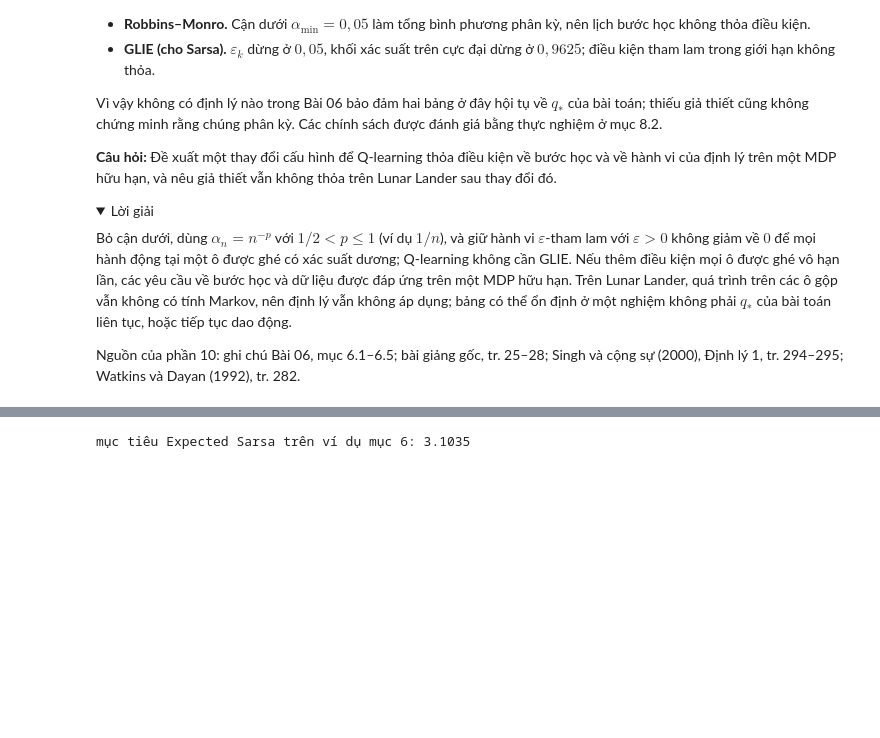
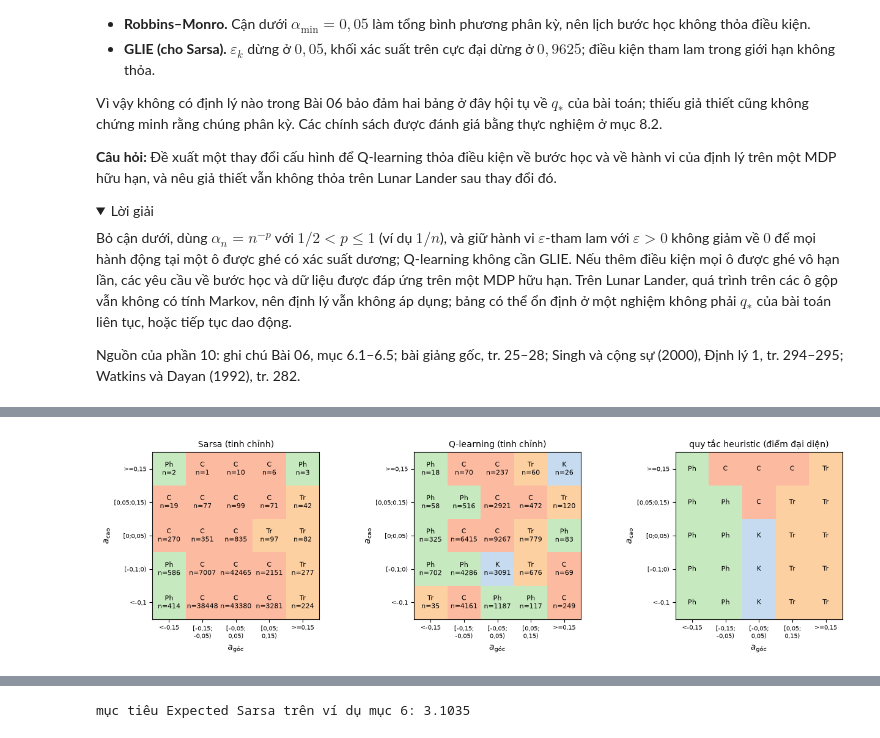
Before and after one commit to uet-iai-course/reinforcement-learning-planning, a Jupyter notebook: 2627-1/materials/lec-06/thuc-hanh-lunarlander-dieu-khien-phi-mo-hinh.ipynb, the cells around one changed output, grey strips where cells are left out. Saved outputs shown, nothing was run; the diff lists cells and outputs as text; code cells hidden in the pictures; folded sections open; blank space fills up the shorter version.

```diff
--- a/2627-1/materials/lec-06/thuc-hanh-lunarlander-dieu-khien-phi-mo-hinh.ipynb
+++ b/2627-1/materials/lec-06/thuc-hanh-lunarlander-dieu-khien-phi-mo-hinh.ipynb
@@ -1259,0 +1605,43 @@ Nguồn của phần 10: ghi chú Bài 06, mục 6.1–6.5; bài giảng gốc,
+# %%
+def heuristic_rule(at, ht):
+    # Quy tắc rời rạc của heuristic khi chưa chạm đất, áp dụng cho (a_góc, a_cao)
+    if ht > abs(at) and ht > 0.05:
+        return 2
+    if at < -0.05:
+        return 3
+    return 1 if at > 0.05 else 0
+
+
+# Lát cắt: b_y = 2 (y trong [0,2; 0,6)), b_vy = 1 (v_y trong [-0,3; -0,1)), không chân chạm đất;
+# hàng theo khoảng a_cao, cột theo khoảng a_góc
+REP_A = [-0.25, -0.1, 0.0, 0.1, 0.25]          # điểm đại diện của 5 khoảng a_góc
+REP_H = [-0.2, -0.05, 0.025, 0.1, 0.25]        # điểm đại diện của 5 khoảng a_cao
+fig, axes = plt.subplots(1, 3, figsize=(13, 3.8))
+cmap = matplotlib.colors.ListedColormap(["#f0f0f0", "#c6dbef", "#fdd0a2", "#fcbba1", "#c7e9c0"])
+for ax, title in zip(axes, ["Sarsa (tinh chỉnh)", "Q-learning (tinh chỉnh)", "quy tắc heuristic (điểm đại diện)"]):
+    act = np.full((5, 5), -1)
+    text = np.empty((5, 5), dtype=object)
+    for bh in range(5):
+        for ba in range(5):
+            if title.startswith("quy tắc"):
+                act[bh, ba] = heuristic_rule(REP_A[ba], REP_H[bh]); text[bh, ba] = ABBR[act[bh, ba]]
+                continue
+            out = tuned[title.split(" ")[0]]
+            s = int(np.ravel_multi_index((ba, bh, 2, 1, 0), SHAPE_T))   # ô (b_góc, b_cao, b_y, b_vy, chân)
+            if out["n"][s].sum() == 0:
+                text[bh, ba] = "·"; continue
+            G = np.flatnonzero(out["Q"][s] == out["Q"][s].max())
+            act[bh, ba] = G[0]
+            text[bh, ba] = ABBR[G[0]] + ("*" if len(G) > 1 else "") + f"\nn={out['n'][s, G[0]]}"
+    ax.imshow(act + 1, cmap=cmap, vmin=0, vmax=4, origin="lower")
+    for i in range(5):
+        for j in range(5):
+            ax.text(j, i, text[i, j], ha="center", va="center", fontsize=8)
+    ax.set_xticks(range(5), ["<-0,15", "[-0,15;\n-0,05)", "[-0,05;\n0,05)", "[0,05;\n0,15)", ">=0,15"], fontsize=7)
+    ax.set_yticks(range(5), ["<-0,1", "[-0,1;0)", "[0;0,05)", "[0,05;0,15)", ">=0,15"], fontsize=7)
+    ax.set_xlabel(r"$a_{\mathrm{góc}}$"); ax.set_ylabel(r"$a_{\mathrm{cao}}$")
+    ax.set_title(title, fontsize=10)
+plt.tight_layout()
+plt.show()
+# %% [output]
+[figure, added]
```
Also changed, not shown: parts of 31 cells of this notebook, 1 other file.
